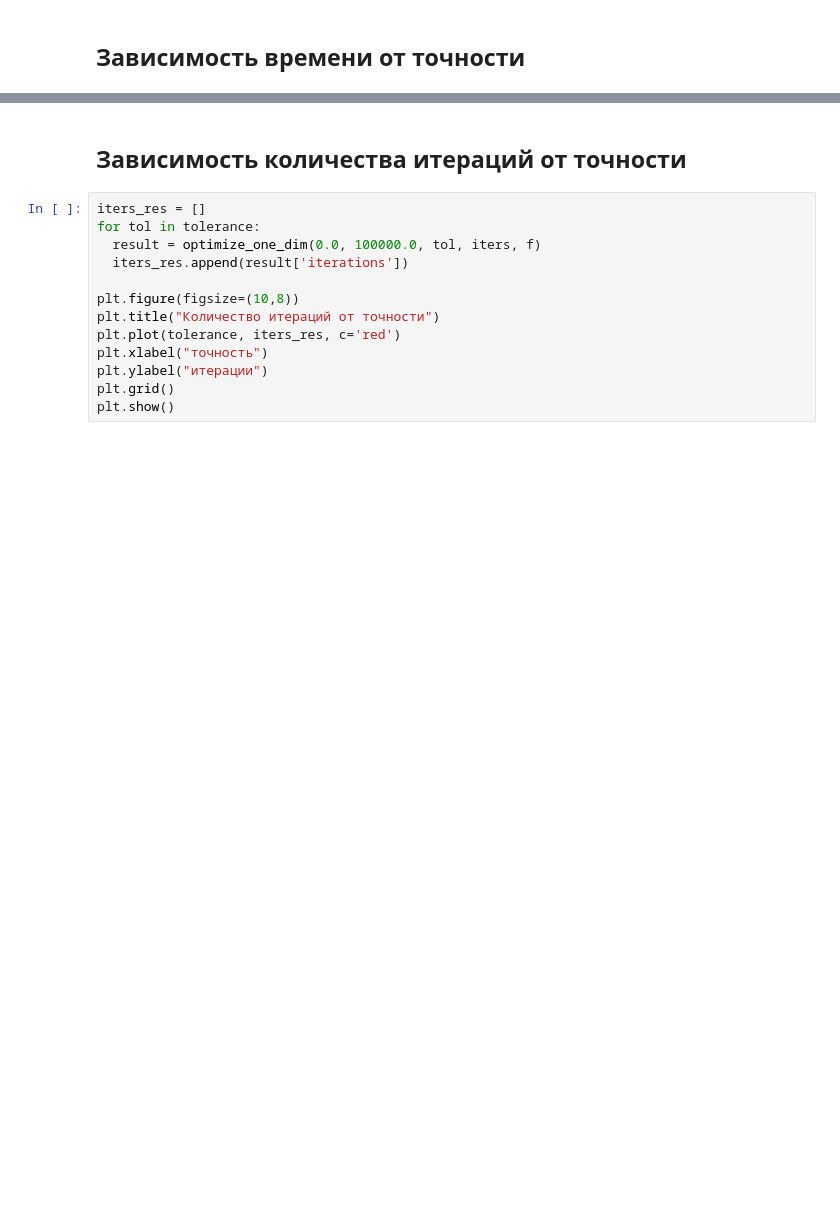
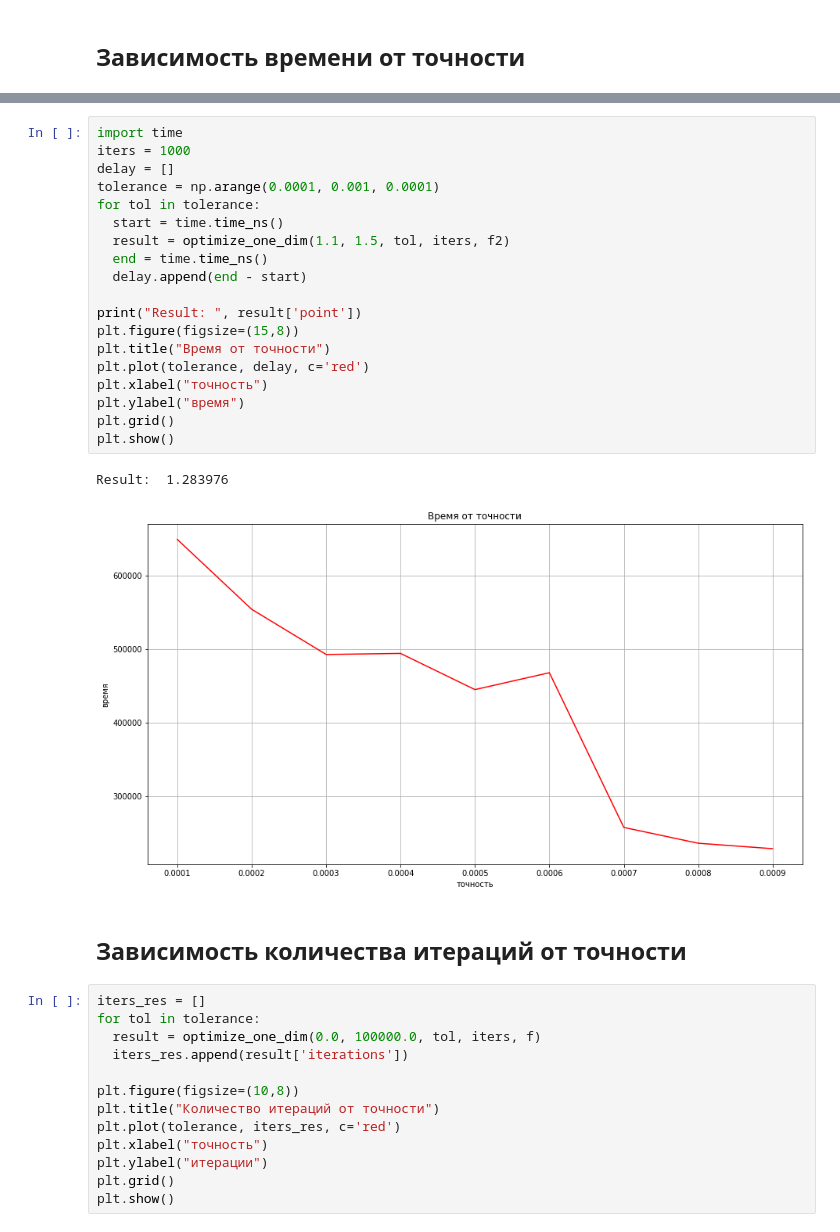
Before and after one commit to Egor200313/optimization, a Jupyter notebook: one_dim/fibonacci_method.ipynb, the cells around one changed output, grey strips where cells are left out. Cells and saved outputs as stored; diff of their text form; blank space fills up the shorter version.

```diff
--- a/one_dim/fibonacci_method.ipynb
+++ b/one_dim/fibonacci_method.ipynb
@@ -61,3 +91,25 @@ plt.show()
+# %%
+import time
+iters = 1000
+delay = []
+tolerance = np.arange(0.0001, 0.001, 0.0001)
+for tol in tolerance:
+  start = time.time_ns()
+  result = optimize_one_dim(1.1, 1.5, tol, iters, f2)
+  end = time.time_ns()
+  delay.append(end - start)
+
+print("Result: ", result['point'])
+plt.figure(figsize=(15,8))
+plt.title("Время от точности")
+plt.plot(tolerance, delay, c='red')
+plt.xlabel("точность")
+plt.ylabel("время")
+plt.grid()
+plt.show()
+# %% [output]
+Result:  1.283976
+[figure, added]
 # %% [markdown]
 
 ## Зависимость количества итераций от точности
```
Also changed, not shown: parts of 6 cells of this notebook.
